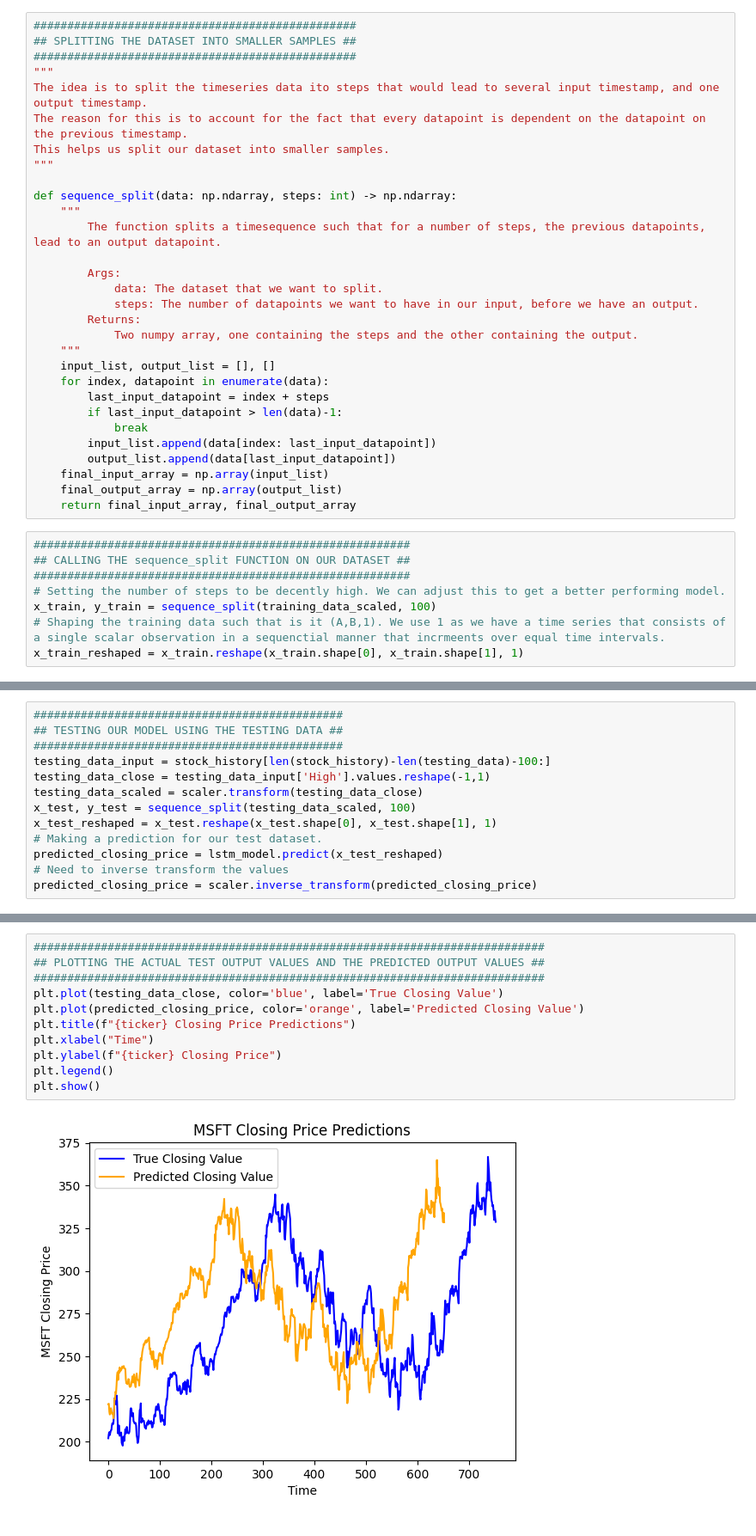
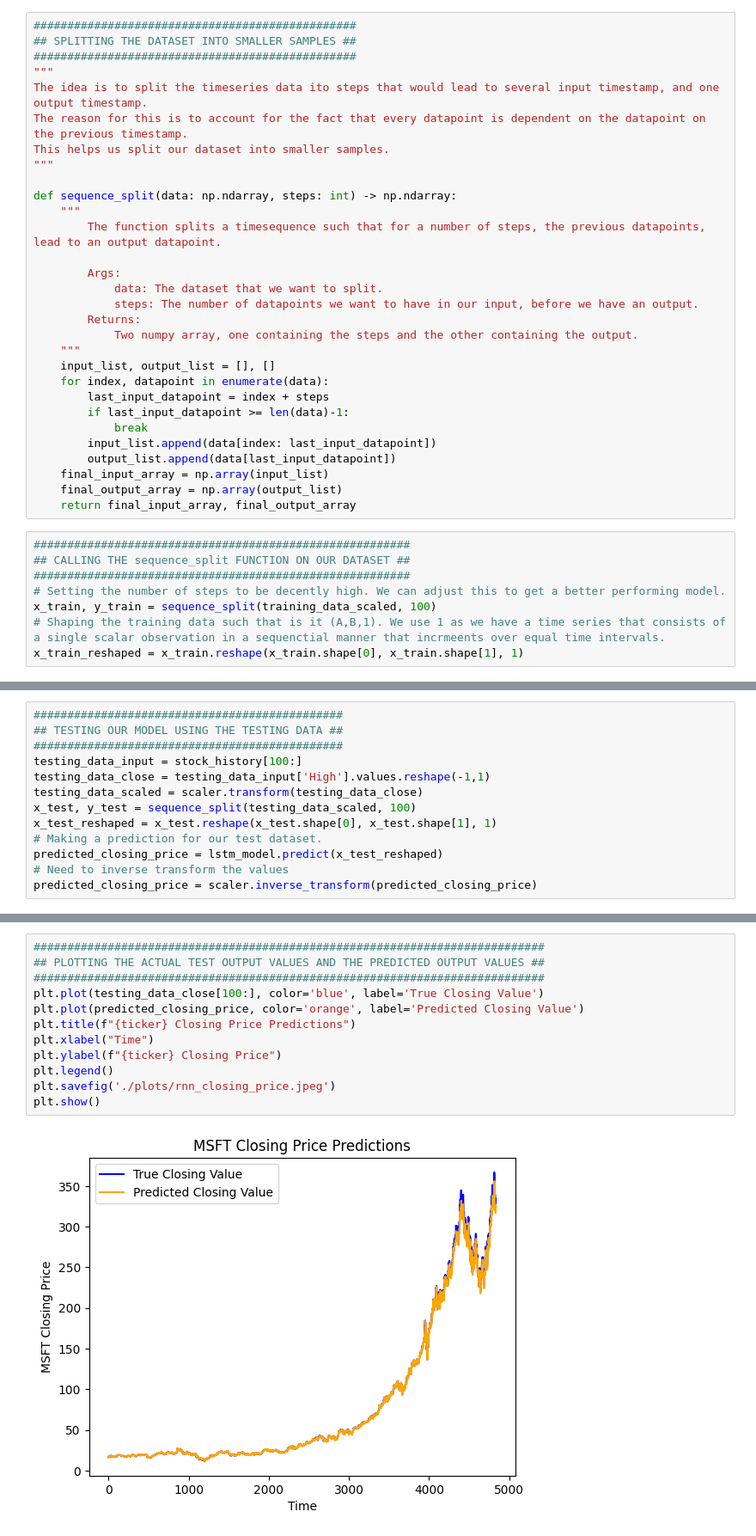
Before and after one commit to DivyeshVed/StockPricePredictor, a Jupyter notebook: rnn.ipynb, the cells around one changed output, grey strips where cells are left out. Shown: that part at 86% size. Saved outputs shown, nothing was run; the diff lists cells and outputs as text.

```diff
--- a/rnn.ipynb
+++ b/rnn.ipynb
@@ -74,7 +75,7 @@ def sequence_split(data: np.ndarray, steps: int) -> np.ndarray:
     input_list, output_list = [], []
     for index, datapoint in enumerate(data):
         last_input_datapoint = index + steps
-        if last_input_datapoint > len(data)-1:
+        if last_input_datapoint >= len(data)-1:
             break
         input_list.append(data[index: last_input_datapoint])
         output_list.append(data[last_input_datapoint])
@@ -132,7 +133,7 @@ Epoch 65/65
 ##############################################
 ## TESTING OUR MODEL USING THE TESTING DATA ##
 ##############################################
-testing_data_input = stock_history[len(stock_history)-len(testing_data)-100:]
+testing_data_input = stock_history[100:]
 testing_data_close = testing_data_input['High'].values.reshape(-1,1)
 testing_data_scaled = scaler.transform(testing_data_close)
 x_test, y_test = sequence_split(testing_data_scaled, 100)
@@ -146,13 +147,14 @@ predicted_closing_price = scaler.inverse_transform(predicted_closing_price)
 # %%
 ############################################################################
 ## PLOTTING THE ACTUAL TEST OUTPUT VALUES AND THE PREDICTED OUTPUT VALUES ##
 ############################################################################
-plt.plot(testing_data_close, color='blue', label='True Closing Value')
+plt.plot(testing_data_close[100:], color='blue', label='True Closing Value')
 plt.plot(predicted_closing_price, color='orange', label='Predicted Closing Value')
 plt.title(f"{ticker} Closing Price Predictions")
 plt.xlabel("Time")
 plt.ylabel(f"{ticker} Closing Price")
 plt.legend()
+plt.savefig('./plots/rnn_closing_price.jpeg')
 plt.show()
 # %% [output]
-[figure, old version]
+[figure, new version]
```
Also changed, not shown: parts of 4 cells of this notebook, 2 other files.
